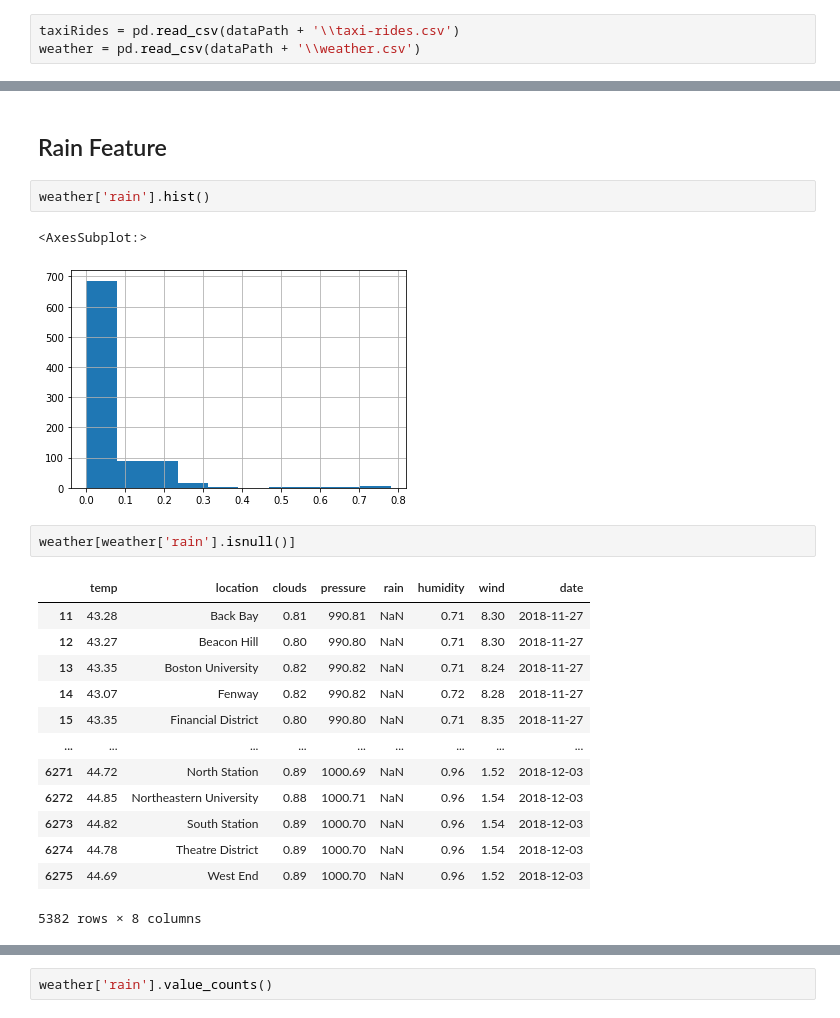
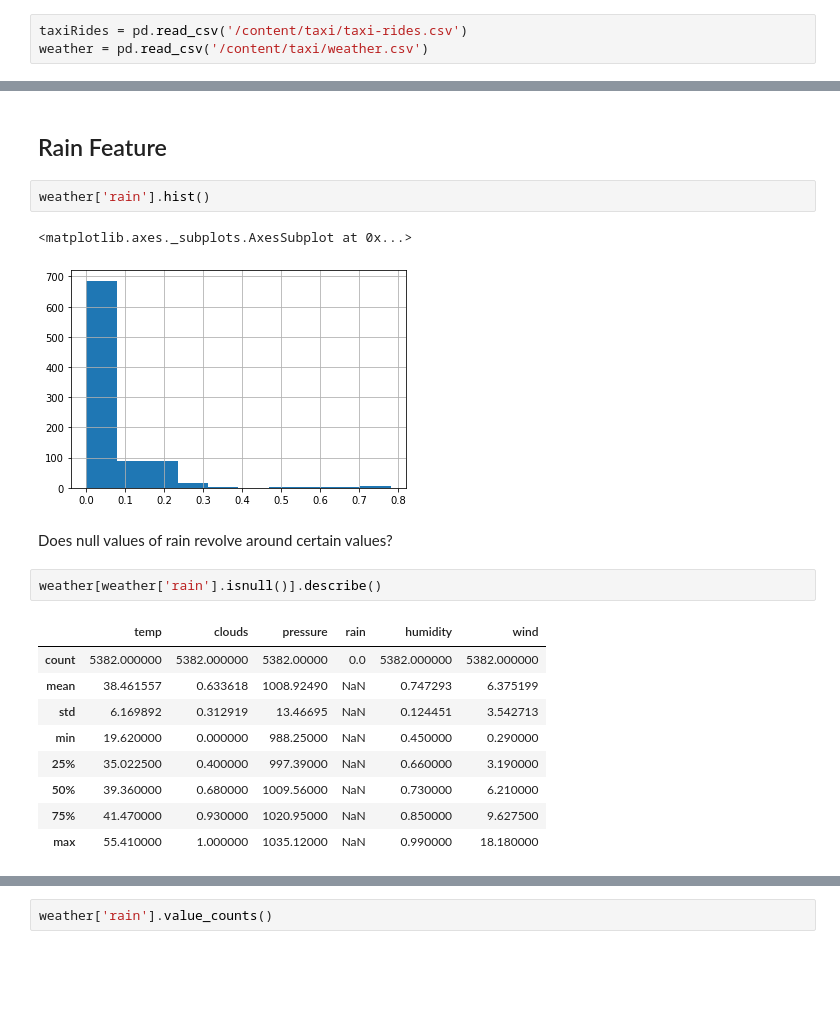
Before and after one commit to aymanmostafa11/Taxi-Ride-Fare-Prediction, a Jupyter notebook: ML Project.ipynb, the cells around one changed output, grey strips where cells are left out. Cells and saved outputs as stored; diff of their text form; blank space fills up the shorter version.

```diff
--- a/ML Project.ipynb
+++ b/ML Project.ipynb
@@ -9,6 +25,6 @@ dataPath = r'E:\Edu\Academic\Year 3\Second Term\ML\Project\Milestone 1\Milestone
 # %%
-taxiRides = pd.read_csv(dataPath + '\\taxi-rides.csv')
-weather = pd.read_csv(dataPath + '\\weather.csv')
+taxiRides = pd.read_csv('/content/taxi/taxi-rides.csv')
+weather = pd.read_csv('/content/taxi/weather.csv')
 # %%
 print(f"Taxi Rides has {taxiRides.shape[0]} Rows and {taxiRides.shape[1]} ")
 taxiRides.head()
@@ -163,22 +179,20 @@ mergedData.head()
 # %%
 weather['rain'].hist()
 # %% [output]
-<AxesSubplot:>
+<matplotlib.axes._subplots.AxesSubplot at 0x...>
 [figure]
+# %% [markdown]
+Does null values of rain revolve around certain values?
 # %%
-weather[weather['rain'].isnull()]
+weather[weather['rain'].isnull()].describe()
 # %% [output]
-|  | temp | location | clouds | pressure | rain | humidity | wind | date |
-| 11 | 43.28 | Back Bay | 0.81 | 990.81 | NaN | 0.71 | 8.30 | 2018-11-27 |
-| 12 | 43.27 | Beacon Hill | 0.80 | 990.80 | NaN | 0.71 | 8.30 | 2018-11-27 |
-| 13 | 43.35 | Boston University | 0.82 | 990.82 | NaN | 0.71 | 8.24 | 2018-11-27 |
-| 14 | 43.07 | Fenway | 0.82 | 990.82 | NaN | 0.72 | 8.28 | 2018-11-27 |
-| 15 | 43.35 | Financial District | 0.80 | 990.80 | NaN | 0.71 | 8.35 | 2018-11-27 |
-| ... | ... | ... | ... | ... | ... | ... | ... | ... |
-| 6271 | 44.72 | North Station | 0.89 | 1000.69 | NaN | 0.96 | 1.52 | 2018-12-03 |
-| 6272 | 44.85 | Northeastern University | 0.88 | 1000.71 | NaN | 0.96 | 1.54 | 2018-12-03 |
-| 6273 | 44.82 | South Station | 0.89 | 1000.70 | NaN | 0.96 | 1.54 | 2018-12-03 |
-| 6274 | 44.78 | Theatre District | 0.89 | 1000.70 | NaN | 0.96 | 1.54 | 2018-12-03 |
-| 6275 | 44.69 | West End | 0.89 | 1000.70 | NaN | 0.96 | 1.52 | 2018-12-03 |
+|  | temp | clouds | pressure | rain | humidity | wind |
+| count | 5382.000000 | 5382.000000 | 5382.00000 | 0.0 | 5382.000000 | 5382.000000 |
+| mean | 38.461557 | 0.633618 | 1008.92490 | NaN | 0.747293 | 6.375199 |
+| std | 6.169892 | 0.312919 | 13.46695 | NaN | 0.124451 | 3.542713 |
+| min | 19.620000 | 0.000000 | 988.25000 | NaN | 0.450000 | 0.290000 |
+| 25% | 35.022500 | 0.400000 | 997.39000 | NaN | 0.660000 | 3.190000 |
+| 50% | 39.360000 | 0.680000 | 1009.56000 | NaN | 0.730000 | 6.210000 |
+| 75% | 41.470000 | 0.930000 | 1020.95000 | NaN | 0.850000 | 9.627500 |
+| max | 55.410000 | 1.000000 | 1035.12000 | NaN | 0.990000 | 18.180000 |
-5382 rows × 8 columns
 # %%
```
Also changed, not shown: parts of 15 cells of this notebook.
